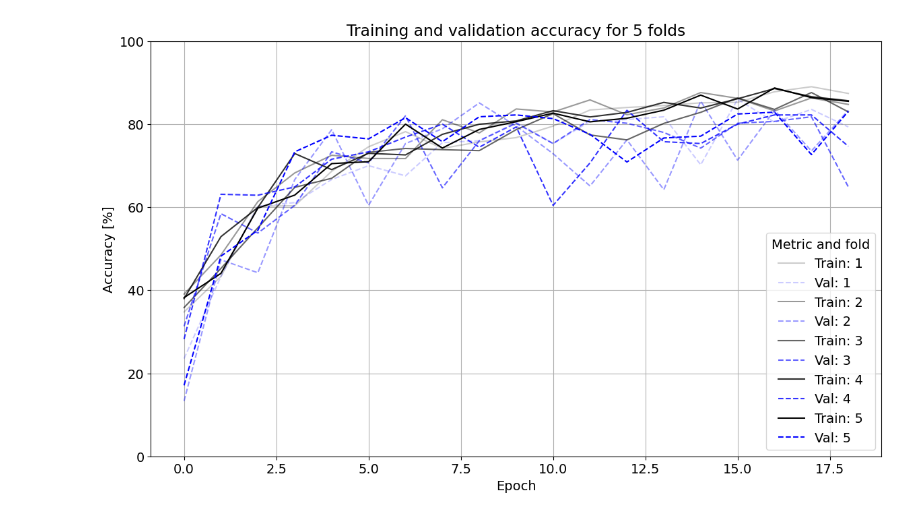
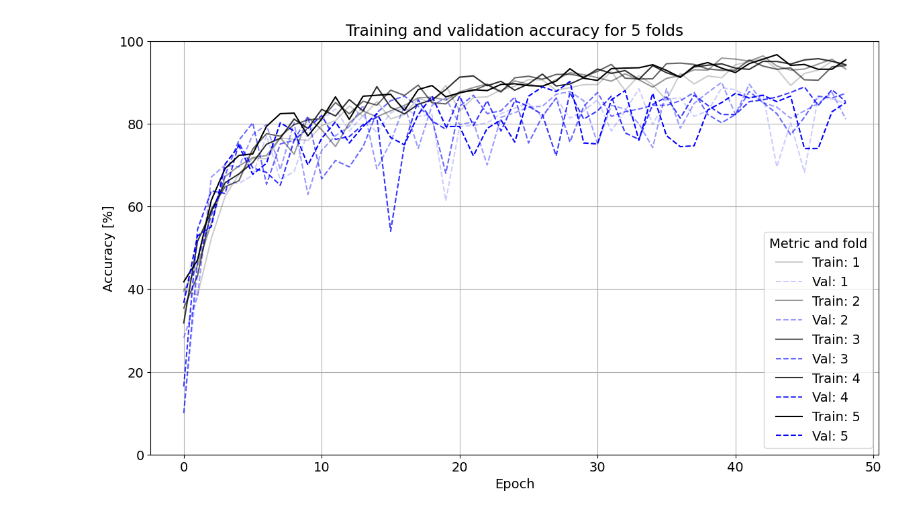
Before and after one commit to DHersh3094/KPConv-PyTorch, a Jupyter notebook: preprocess_and_augment.ipynb, the cells around one changed output. Cells and saved outputs as stored; diff of their text form; code cells hidden in the pictures.

```diff
--- a/preprocess_and_augment.ipynb
+++ b/preprocess_and_augment.ipynb
@@ -24,7 +24,7 @@ output_folder = '/media/davidhersh/T7 Shield/pre-processing/tmp'
 dataset_dir = '/media/davidhersh/T7 Shield/Datasets'
 
 # Running each
-max_epoch = 20
+max_epoch = 50
 first_kpconv_subsampling_dl = 0.4
 
 timestamp = datetime.now().strftime("%Y_%m_%d_%H_%M")
@@ -513,35 +533,35 @@ def plot_train_and_val_accuracy_for_all_folds(saving_path=saving_path, num_class
         df = pd.read_csv(training_file, sep='\s+')
         df = df.groupby('epochs').mean().reset_index()
         ax.plot(df['epochs'], df['train_accuracy'] * 100, 'k', label=f'Train: {fold+1}', alpha=alpha)
 
         # Val plot
         with open(validation_file, 'r') as f:
             val_confs = f.readlines()
         val_accuracies = []
         for val in val_confs:
             matrix = np.array(list(map(int, val.split()))).reshape(num_classes, num_classes)
             accuracy = np.sum(np.diag(matrix)) / np.sum(matrix)
             val_accuracies.append(accuracy * 100)
         ax.plot(df['epochs'], val_accuracies, label=f'Val: {fold+1}', color='b', linestyle='--', alpha=alpha)
 
         fold += 1
         alpha +=.2
 
 
     plt.legend(title='Metric and fold')
     plt.xlabel('Epoch')
     plt.ylabel('Accuracy [%]')
     plt.ylim([0, 100])
     plt.title(f'Training and validation accuracy for {n_splits} folds')
     plt.grid()
     plt.savefig(os.path.join(saving_path, 'train_accuracy.png'), bbox_inches='tight', dpi=400)
     plt.show();
 
     return folders
 
-results_folders = plot_train_and_val_accuracy_for_all_folds();
+results_folders = plot_train_and_val_accuracy_for_all_folds(saving_path='/media/davidhersh/T7 Shield/results_2024_12_12_17_44');
 # %% [output]
-[figure, old version]
+[figure, new version]
 # %%
 # parser.add_argument('--results_path', type=str, default=None, help='Results path')
 
```
Also changed, not shown: parts of 4 cells of this notebook, 1 other file.
